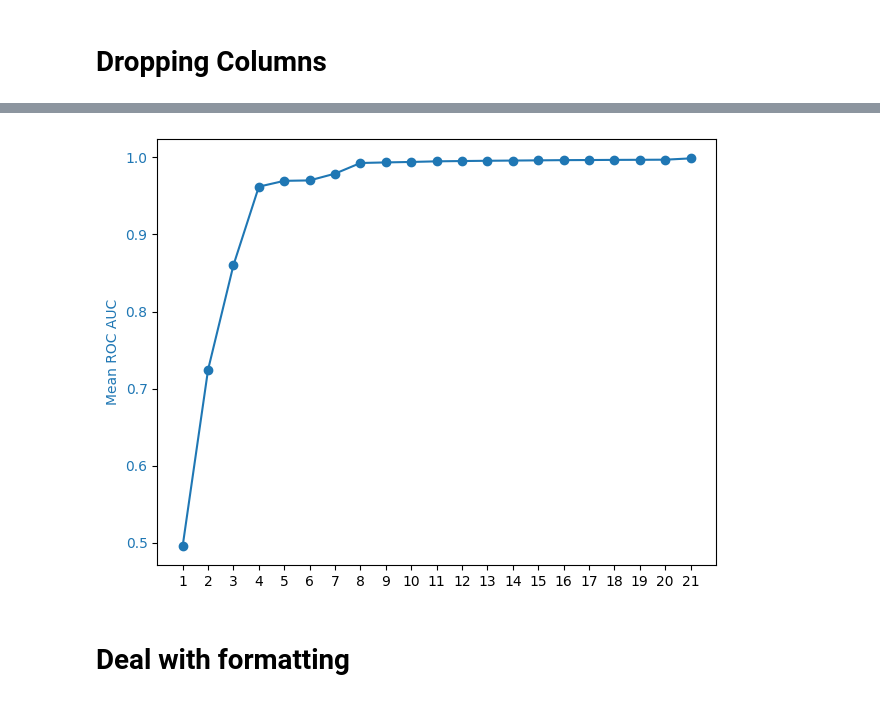
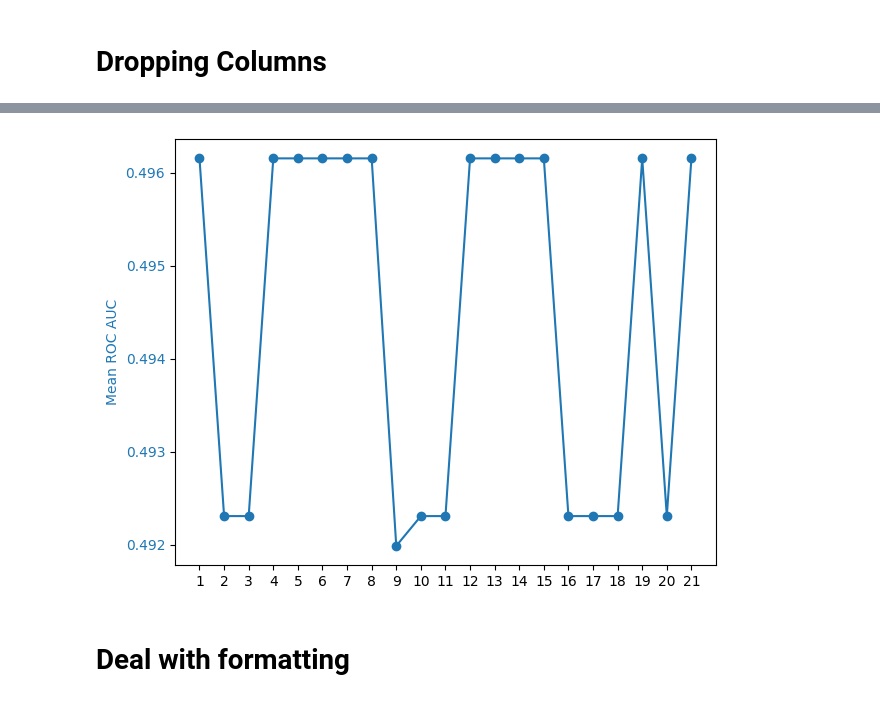
Before and after one commit to danielw-mt/copd_risk_score, a Jupyter notebook: harvard/harvard_data_cleaning.ipynb, the cells around one changed output, grey strips where cells are left out. Cells and saved outputs as stored; diff of their text form; code cells hidden in the pictures.

```diff
--- a/harvard/harvard_data_cleaning.ipynb
+++ b/harvard/harvard_data_cleaning.ipynb
@@ -339,34 +339,37 @@ mean_roc_scores = []
 missing_values = []
 for i in assessment:
     test_df = df_trad_ehr.copy()
     test_df = test_df[test_df['Assmnt'] <= i]
+    # calculate the mean across all assessments for one patient
+    test_df = test_df.groupby('login').mean()
+
     # add missing values for each variable up unitl that assessment
     missing_values.append((test_df.isna().sum() / len(test_df)) * 100)
     X = test_df.drop(['fclinra08'], axis=1).fillna(test_df.mean())
     y = test_df['fclinra08']
     roc_scores = []
     for train_index, test_index in stratified_k_fold.split(X, y):
         X_train, X_test = X.iloc[train_index], X.iloc[test_index]
         y_train, y_test = y.iloc[train_index], y.iloc[test_index]
         model.fit(X_train, y_train)
         y_pred = model.predict(X_test)
         roc_scores.append(roc_auc_score(y_test, y_pred))
     mean_roc_scores.append(np.mean(roc_scores))
 
 # plot missing values but have the y-axis on the right side
 fig, ax1 = plt.subplots()
 ax1.plot(assessment, mean_roc_scores, color='tab:blue')
 ax1.plot(assessment, mean_roc_scores, 'o')
 ax1.set_ylabel('Mean ROC AUC', color='tab:blue')
 ax1.tick_params(axis='y', labelcolor='tab:blue')
 fig.tight_layout()
 plt.xticks(assessment)
 
 # save as svg
 plt.savefig('./images/performance_assessment.svg', format='svg', dpi=1200)
 plt.savefig('./images/performance_assessment.png', format='png', dpi=1200)
 # %% [output]
-[figure, old version]
+[figure, new version]
 # %%
 # we only take values up until assessment 8 (first week)
 df_subset = df_trad_ehr.copy()
```
Also changed, not shown: parts of 1 cell of this notebook, 32 other files.
